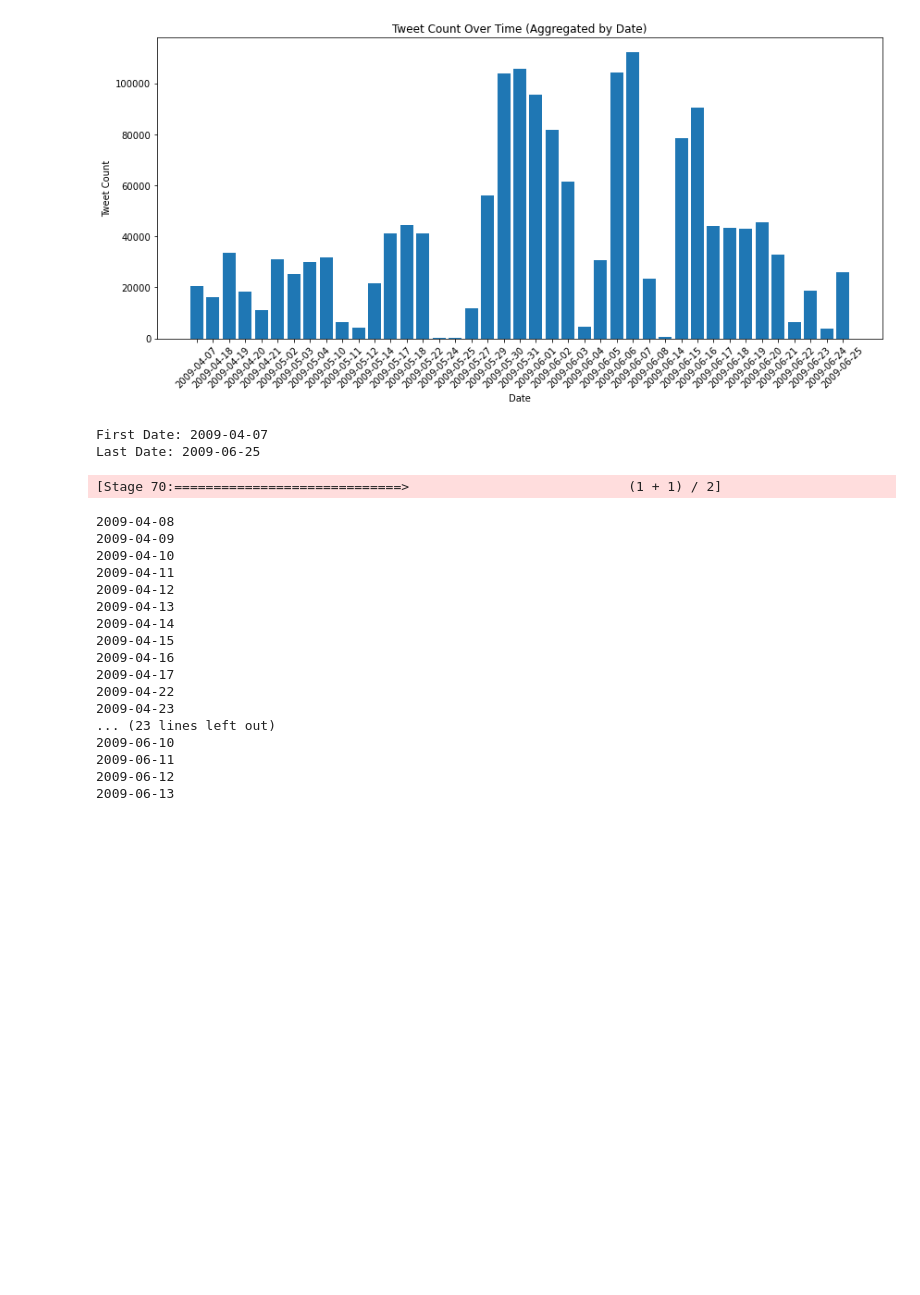
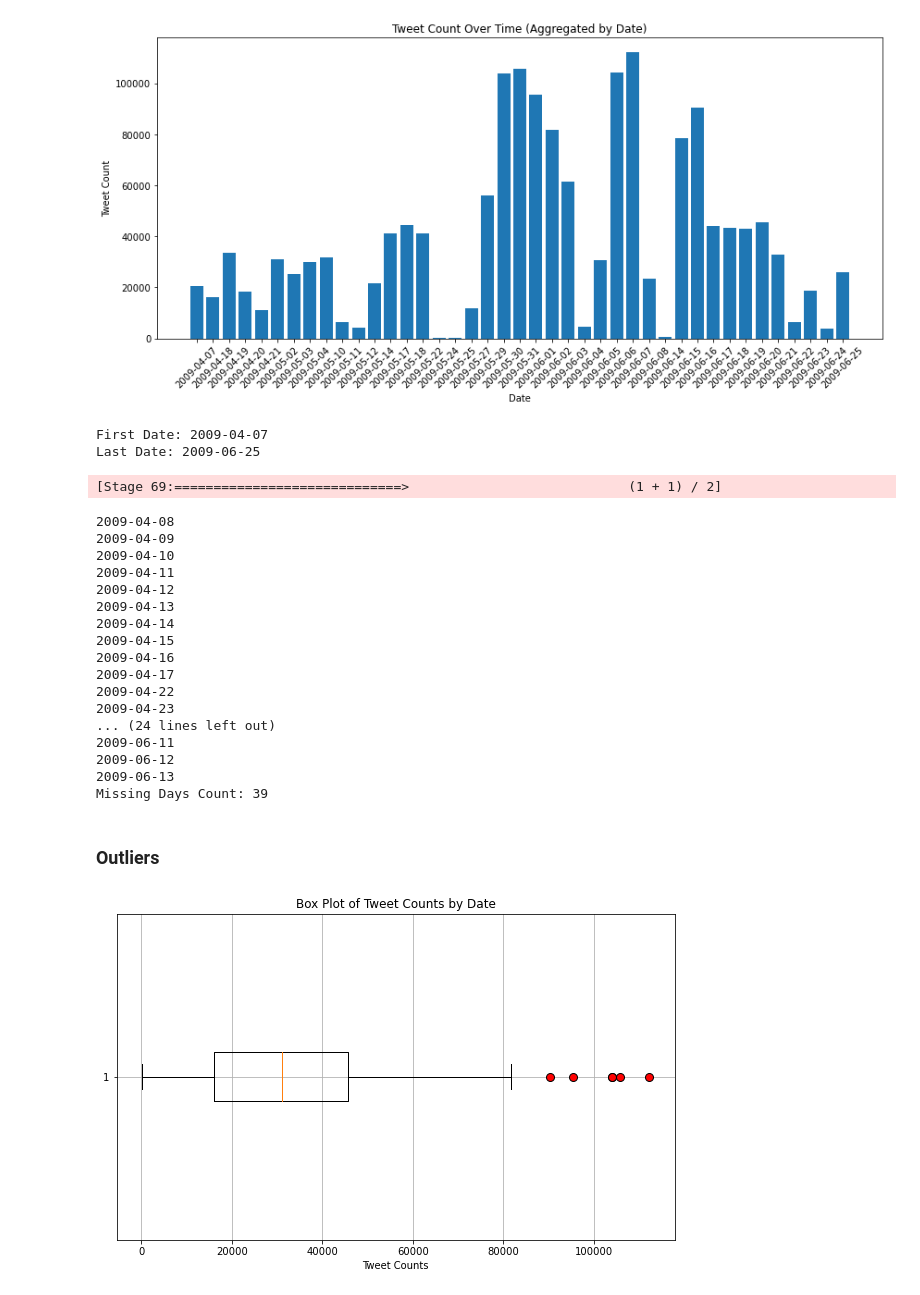
Before and after one commit to CleliaCaetano/CA2_SEM2_ProjectTweets, a Jupyter notebook: MScDataAnalytics_CA2_SEM2_CleliaCaetano.ipynb, the cells around one changed output. Saved outputs shown, nothing was run; the diff lists cells and outputs as text; code cells hidden in the pictures; blank space fills up the shorter version.

```diff
--- a/MScDataAnalytics_CA2_SEM2_CleliaCaetano.ipynb
+++ b/MScDataAnalytics_CA2_SEM2_CleliaCaetano.ipynb
@@ -320,10 +320,16 @@ missing_dates = [d for d in date_range if d not in continuous_dates_list]
 # Print the missing dates
 for missing_date in missing_dates:
     print(missing_date)
+
+# Count the missing days
+missing_days_count = len(missing_dates)
+
+# Print the missing days count
+print("Missing Days Count:", missing_days_count)
 # %% [output]
 First Date: 2009-04-07
 Last Date: 2009-06-25
-[Stage 70:=============================>                            (1 + 1) / 2]
+[Stage 69:=============================>                            (1 + 1) / 2]
 2009-04-08
 2009-04-09
 2009-04-10
@@ -336,8 +342,38 @@ Last Date: 2009-06-25
 2009-04-17
 2009-04-22
 2009-04-23
-... (23 lines left out)
-2009-06-10
+... (24 lines left out)
 2009-06-11
 2009-06-12
 2009-06-13
+Missing Days Count: 39
+# %% [markdown]
+### Outliers
+# %%
+import matplotlib.pyplot as plt
+from pyspark.sql.functions import to_date, count
+from pyspark.sql.window import Window
+
+# Group the data by the date without the hour
+data = data.withColumn("date_without_hour", to_date(data["date"]))
+date_counts = data.groupBy("date_without_hour").agg(count("*").alias("tweet_count"))
+
+# Sort the data by date without hour
+date_counts = date_counts.orderBy("date_without_hour")
+
+# Collect the data to the driver
+date_counts = date_counts.collect()
+
+# Extract tweet counts for plotting
+tweet_counts = [row.tweet_count for row in date_counts]
+
+# Create a box plot with outliers marked
+plt.figure(figsize=(10, 6))
+plt.boxplot(tweet_counts, vert=False, flierprops=dict(marker='o', markerfacecolor='red', markersize=8))
+plt.title("Box Plot of Tweet Counts by Date")
+plt.xlabel("Tweet Counts")
+plt.grid(True)
+
+plt.show()
+# %% [output]
+[figure, added]
```
Also changed, not shown: parts of 42 cells of this notebook.
